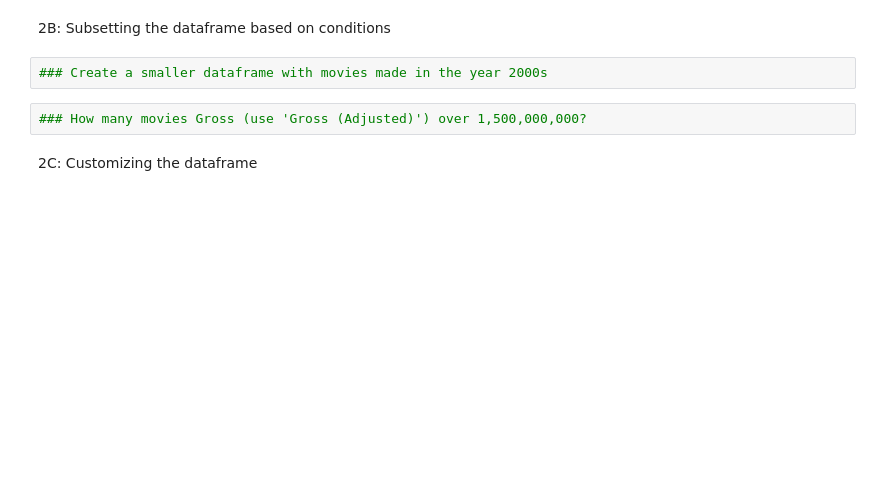
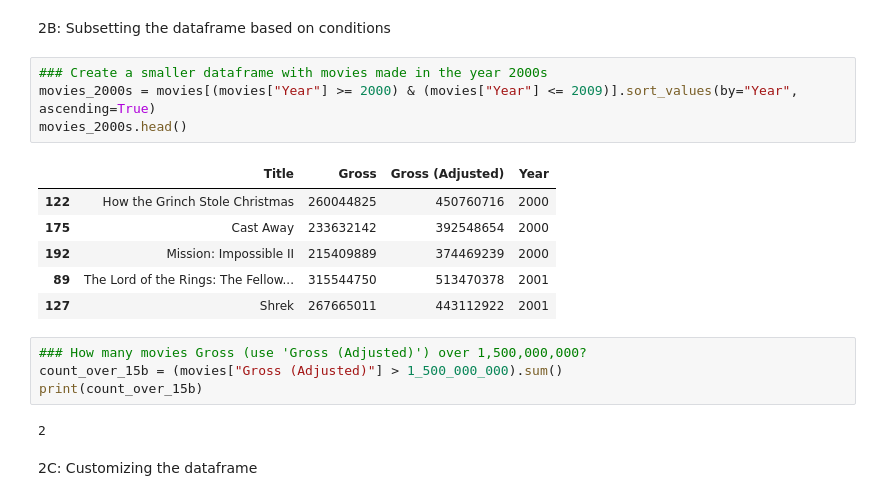
Before and after one commit to Klinbest/CS22B_SP26_HW, a Jupyter notebook: Module05_Data-exp/M05_HW05_data_explore.ipynb, the cells around one changed output. Drawn from its saved outputs; the diff is of its cells as text; blank space fills up the shorter version.

```diff
--- a/Module05_Data-exp/M05_HW05_data_explore.ipynb
+++ b/Module05_Data-exp/M05_HW05_data_explore.ipynb
@@ -46,8 +114,21 @@ Use the info() method to get a quick description of the dataframe
 2B: Subsetting the dataframe based on conditions
 # %%
 ### Create a smaller dataframe with movies made in the year 2000s
+movies_2000s = movies[(movies["Year"] >= 2000) & (movies["Year"] <= 2009)].sort_values(by="Year", ascending=True)
+movies_2000s.head()
+# %% [output]
+|  | Title | Gross | Gross (Adjusted) | Year |
+| 122 | How the Grinch Stole Christmas | 260044825 | 450760716 | 2000 |
+| 175 | Cast Away | 233632142 | 392548654 | 2000 |
+| 192 | Mission: Impossible II | 215409889 | 374469239 | 2000 |
+| 89 | The Lord of the Rings: The Fellow... | 315544750 | 513470378 | 2001 |
+| 127 | Shrek | 267665011 | 443112922 | 2001 |
 # %%
 ### How many movies Gross (use 'Gross (Adjusted)') over 1,500,000,000?
+count_over_15b = (movies["Gross (Adjusted)"] > 1_500_000_000).sum()
+print(count_over_15b)
+# %% [output]
+2
 # %% [markdown]
 2C: Customizing the dataframe
 # %%
```
Also changed, not shown: parts of 11 cells of this notebook.
